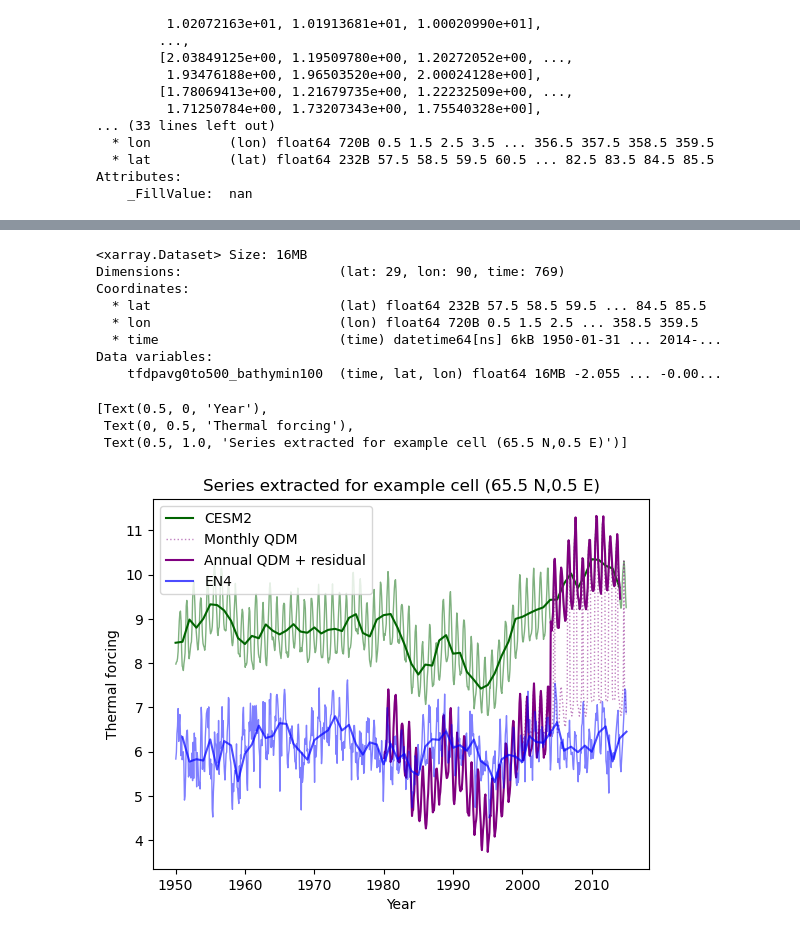
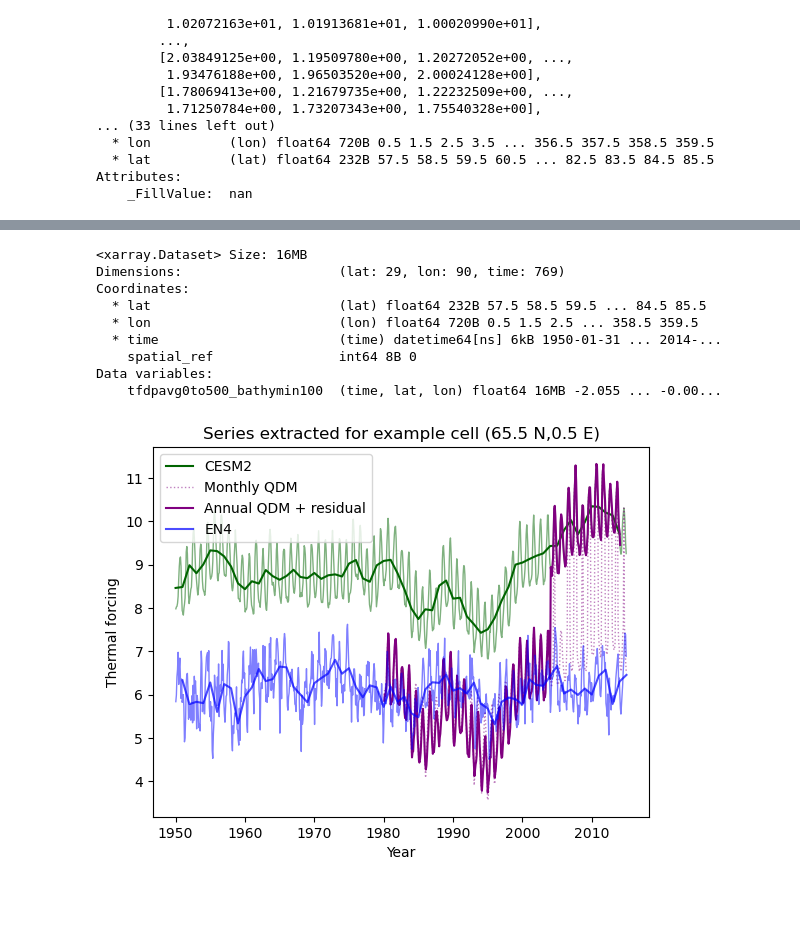
Before and after one commit to ehultee/gris-iceocean-process, a Jupyter notebook: Step3-QDM_reimplementation.ipynb, the cells around one changed output, grey strips where cells are left out. Saved outputs shown, nothing was run; the diff lists cells and outputs as text; code cells hidden in the pictures; blank space fills up the shorter version.

```diff
--- a/Step3-QDM_reimplementation.ipynb
+++ b/Step3-QDM_reimplementation.ipynb
@@ -655,14 +606,25 @@ ds_tf.tfdpavg0to500_bathymin100.sel(lat=lat_sel, lon=lon_sel, method='nearest').
 # %%
-test_series = ds_tf.tfdpavg0to500_bathymin100.sel(lat=lat_sel, lon=lon_sel, method='nearest')
+## select a single site to plot
+lat_sel = 65.5 ## deg N
+lon_sel = 0.5 ## deg E
+
+test_series = test_ds_full.tfdpavg0to500_bathymin100.sel(lat=lat_sel, lon=lon_sel, method='nearest')
 qdm_series = qdm_result_3d_longperiod.tfdpavg0to500_bathymin100.sel(lat=lat_sel, lon=lon_sel, method='nearest')
+en4_series = tobs_repr_match.sel(lat=lat_sel, lon=lon_sel, method='nearest')
 
 fig, ax = plt.subplots()
-ax.plot(test_series.time, test_series.values, label='CESM2')
-# ax.plot(qdm_result.time, qdm_result.tfdpavg0to500_bathymin100.values, label='QDM-corrected')
+ax.plot(test_series.time, test_series.values,
+        color='darkgreen', lw=1.0, label='CESM2')
+
 ax.plot(qdm_series.time, qdm_series.values,
-        color='k', ls=':', label='3D QDM')
-# ax.plot(tobs_times,
-#     test_obs_trimmed, label='EN4')
+        color='purple', lw=1.0, ls=':', label='Monthly QDM')
+
+
+ax.plot(en4_series.time, en4_series.values,
+        color='blue', lw=1.0, label='EN4')
+
 ax.legend(loc='best')
-ax.set(xlabel='Year', ylabel='Thermal forcing', title='Series extracted for example cell ({} E,{} N)'.format(lat_sel, lon_sel))
+ax.set(xlabel='Year',
+       ylabel='Thermal forcing',
+       title='Series extracted for example cell ({} N,{} E)'.format(lat_sel, lon_sel));
 # %% [output]
@@ -678,5 +638,5 @@ Note 30 Jan: QDM appears to do quite badly when the projection has a trend, such
 # %%
-annual_ds = ds_tf.resample(time='YS').mean()
+annual_ds = test_ds_full.resample(time='YS').mean()
 annual_ds
 # %% [output]
 <xarray.Dataset> Size: 1MB
@@ -688,7 +649,7 @@ Coordinates:
 Data variables:
     tfdpavg0to500_bathymin100  (time, lat, lon) float64 1MB 11.85 ... 1.506
 # %%
-residual_ds = ds_tf.resample(time='ME').ffill() - annual_ds.resample(time='M').ffill()
+residual_ds = test_ds_full.resample(time='ME').ffill() - annual_ds.resample(time='M').ffill()
 residual_ds
 # %% [output]
 <xarray.Dataset> Size: 16MB
@@ -697,6 +658,7 @@ Coordinates:
   * lat                        (lat) float64 232B 57.5 58.5 59.5 ... 84.5 85.5
   * lon                        (lon) float64 720B 0.5 1.5 2.5 ... 358.5 359.5
   * time                       (time) datetime64[ns] 6kB 1950-01-31 ... 2014-...
+    spatial_ref                int64 8B 0
 Data variables:
     tfdpavg0to500_bathymin100  (time, lat, lon) float64 16MB -2.055 ... -0.00...
 # %%
@@ -713,35 +674,30 @@ qdm_annual = apply_cmfunc(
 # %%
 annual_series = annual_ds.tfdpavg0to500_bathymin100.sel(lat=lat_sel, lon=lon_sel, method='nearest')
 qdm_annual_series = qdm_annual.tfdpavg0to500_bathymin100.sel(lat=lat_sel, lon=lon_sel, method='nearest')
 qdm_plus_resid = qdm_annual_series.resample(time='ME').ffill() + residual_ds.tfdpavg0to500_bathymin100.sel(lat=lat_sel, lon=lon_sel, method='nearest')
-en4_series = tobs_repr_match.sel(lat=lat_sel, lon=lon_sel, method='nearest')
 en4_annual = en4_series.resample(time='A').mean()
 
 fig, ax = plt.subplots()
 
 ax.plot(test_series.time, test_series.values,
         color='darkgreen', lw=1.0, alpha=0.5)
 ax.plot(annual_series.time, annual_series.values,
-        color='darkgreen', lw=1.5, label='CESM2')
-# ax.plot(qdm_result.time, qdm_result.tfdpavg0to500_bathymin100.values, label='QDM-corrected')
-# ax.plot(qdm_annual_series.time, qdm_annual_series.values,
-#         color='k', ls=':', label='Annual QDM')
+        color='darkgreen', lw=1.5, label='CESM2');
 
 ax.plot(qdm_series.time, qdm_series.values,
-        color='purple', lw=1.0, ls=':', alpha=0.5, label='Monthly QDM')
+        color='purple', lw=1.0, ls=':', alpha=0.5, label='Monthly QDM');
 
 ax.plot(qdm_plus_resid.time, qdm_plus_resid.values,
-        color='purple', lw=1.5, label='Annual QDM + residual')
+        color='purple', lw=1.5, label='Annual QDM + residual');
 
 ax.plot(en4_series.time, en4_series.values,
         color='blue', lw=1.0, alpha=0.5)
 ax.plot(en4_annual.time, en4_annual.values,
-        color='blue', lw=1.5, alpha=0.7, label='EN4')
+        color='blue', lw=1.5, alpha=0.7, label='EN4');
 
 ax.legend(loc='upper left')
-ax.set(xlabel='Year', ylabel='Thermal forcing', title='Series extracted for example cell ({} N,{} E)'.format(lat_sel, lon_sel))
+ax.set(xlabel='Year',
+       ylabel='Thermal forcing',
+       title='Series extracted for example cell ({} N,{} E)'.format(lat_sel, lon_sel));
 # %% [output]
-[Text(0.5, 0, 'Year'),
- Text(0, 0.5, 'Thermal forcing'),
- Text(0.5, 1.0, 'Series extracted for example cell (65.5 N,0.5 E)')]
-[figure, old version]
+[figure, new version]
```
Also changed, not shown: parts of 23 cells of this notebook.
